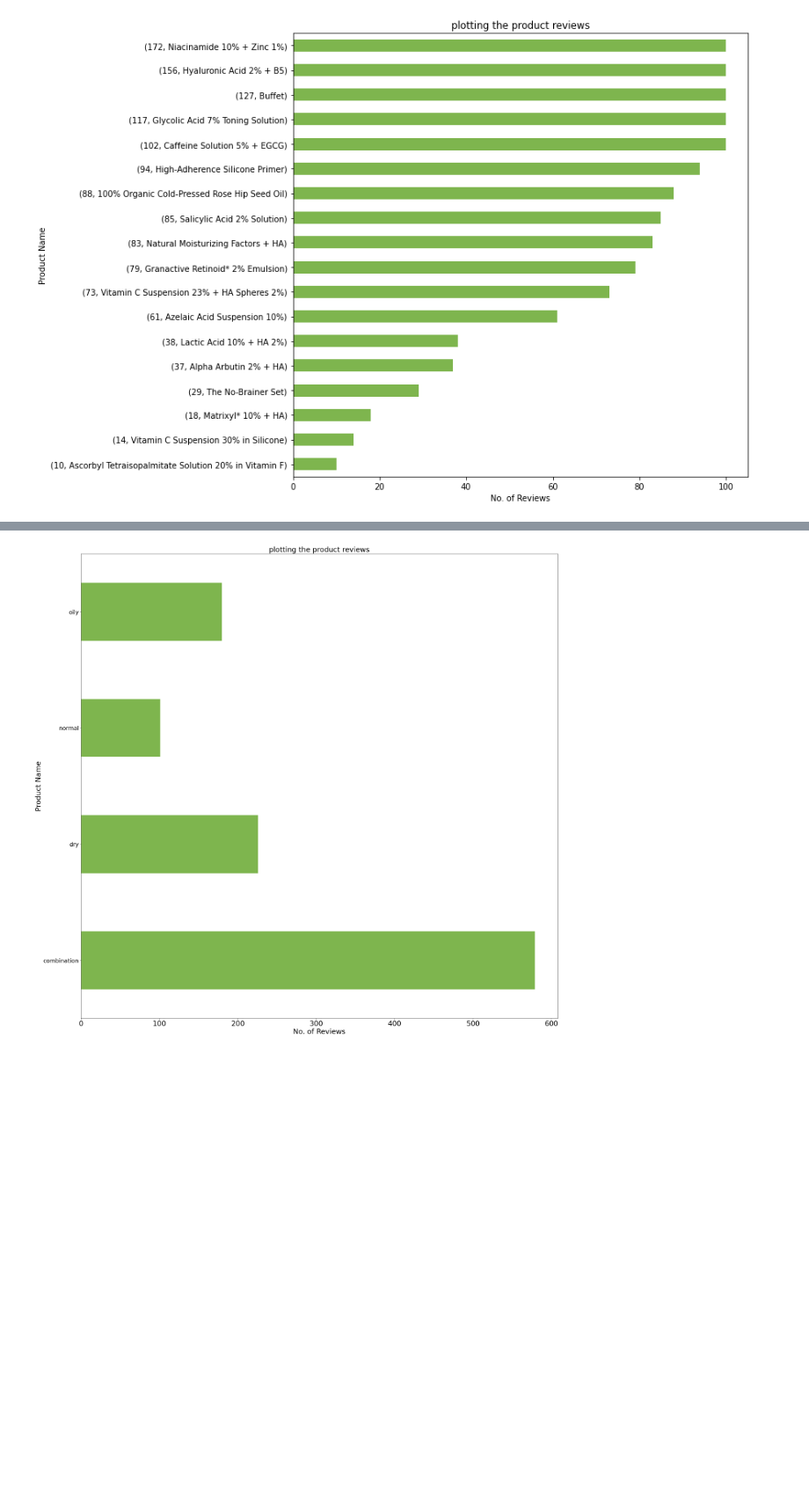
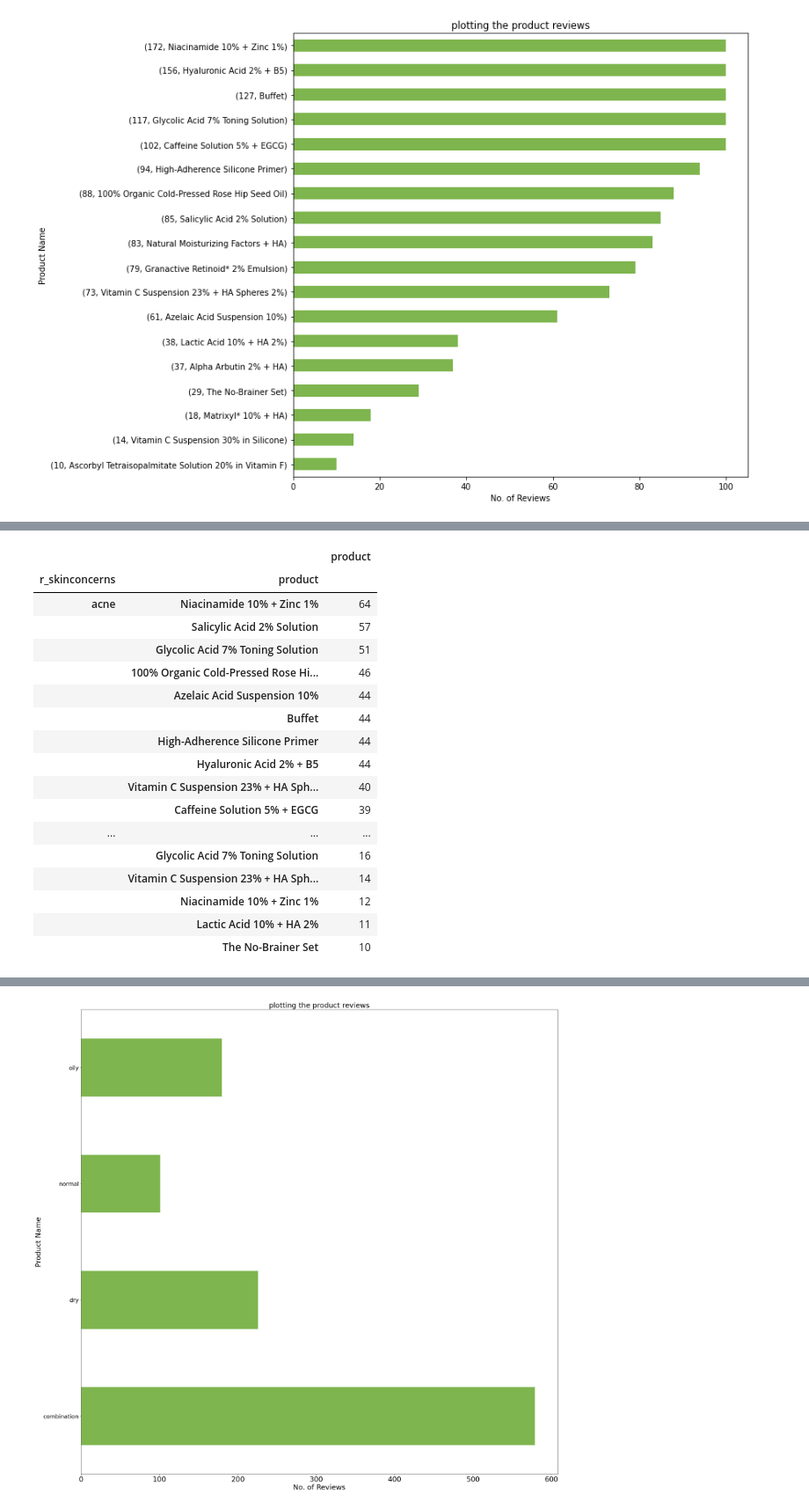
Before and after one commit to RonyEmam/The-Ordinary-Sales-Analysis, a Jupyter notebook: The Ordinary Sales Analysis.ipynb, the cells around one changed output, grey strips where cells are left out. Shown at 88% size. Saved outputs shown, nothing was run; the diff lists cells and outputs as text; code cells hidden in the pictures; blank space fills up the shorter version.

```diff
--- a/The Ordinary Sales Analysis.ipynb
+++ b/The Ordinary Sales Analysis.ipynb
@@ -57,0 +207,23 @@ cc.plot(kind='barh', figsize=(10,10))
+# %%
+product_per_skinconcerns = df.groupby('r_skinconcerns')['product'].value_counts()
+product_per_skinconcerns = pd.DataFrame(product_per_skinconcerns)
+product_per_skinconcerns.head(30)
+# %% [output]
+|  |  | product |
+| r_skinconcerns | product |  |
+| acne | Niacinamide 10% + Zinc 1% | 64 |
+|  | Salicylic Acid 2% Solution | 57 |
+|  | Glycolic Acid 7% Toning Solution | 51 |
+|  | 100% Organic Cold-Pressed Rose Hi... | 46 |
+|  | Azelaic Acid Suspension 10% | 44 |
+|  | Buffet | 44 |
+|  | High-Adherence Silicone Primer | 44 |
+|  | Hyaluronic Acid 2% + B5 | 44 |
+|  | Vitamin C Suspension 23% + HA Sph... | 40 |
+|  | Caffeine Solution 5% + EGCG | 39 |
+| ... | ... | ... |
+|  | Glycolic Acid 7% Toning Solution | 16 |
+|  | Vitamin C Suspension 23% + HA Sph... | 14 |
+|  | Niacinamide 10% + Zinc 1% | 12 |
+|  | Lactic Acid 10% + HA 2% | 11 |
+|  | The No-Brainer Set | 10 |
```
Also changed, not shown: parts of 25 cells of this notebook, 1 other file.
